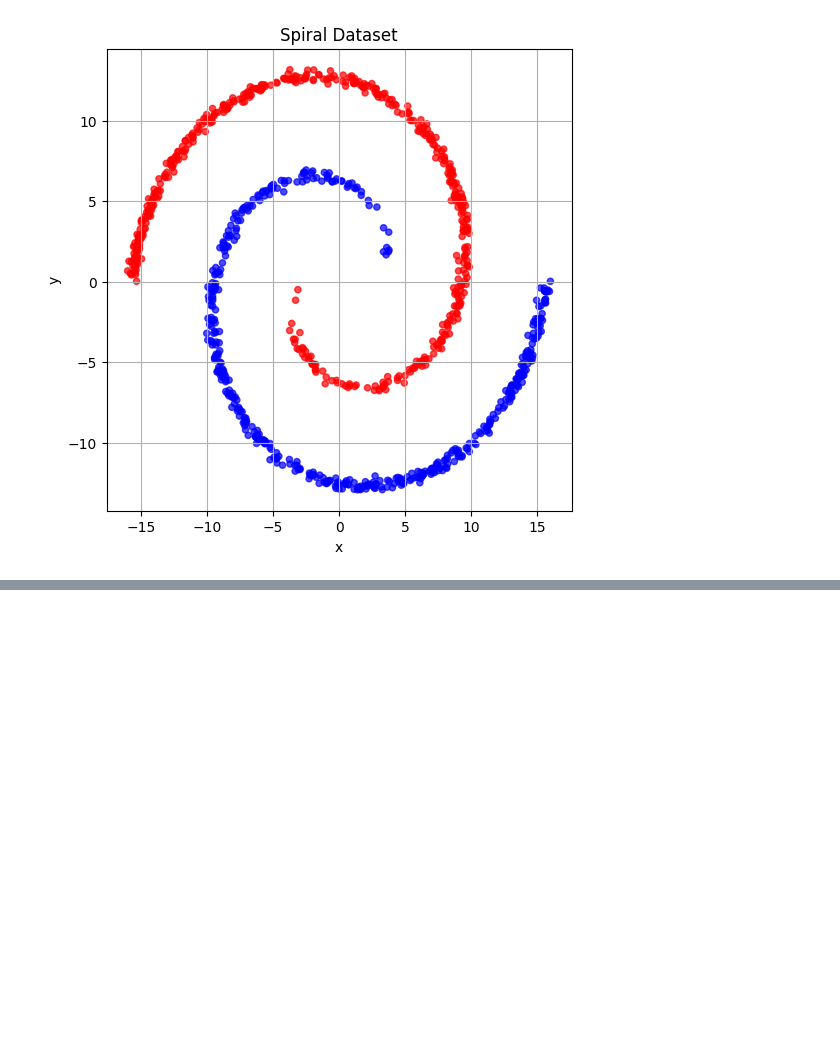
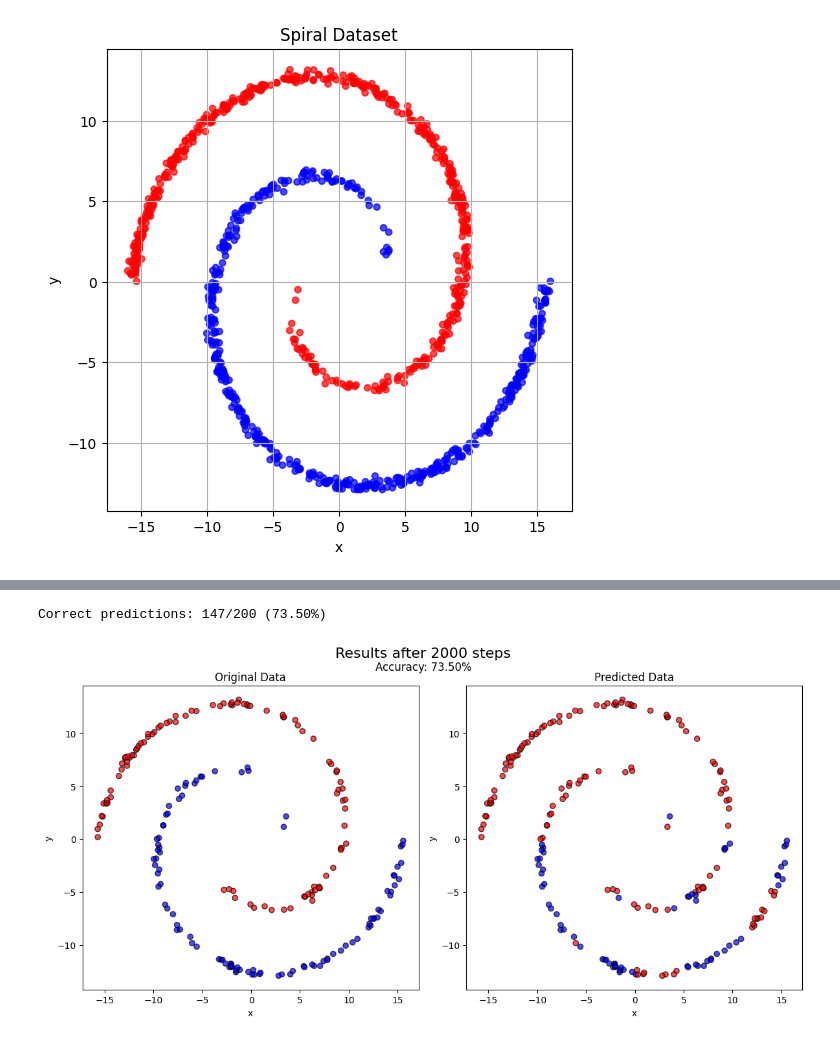
Before and after one commit to Rahul-Baradol/pulsar, a Jupyter notebook: experiments/spiral/visualize_spiral.ipynb, the cells around one changed output, grey strips where cells are left out. Cells and saved outputs as stored; diff of their text form; code cells hidden in the pictures; blank space fills up the shorter version.

```diff
--- a/experiments/spiral/visualize_spiral.ipynb
+++ b/experiments/spiral/visualize_spiral.ipynb
@@ -91,0 +96,35 @@ Correct predictions: 166/200 (83.00%)
+# %%
+import pandas as pd
+import matplotlib.pyplot as plt
+
+# Load the CSV files
+original = pd.read_csv("spiral_test.csv")
+predicted = pd.read_csv("spiral_test_prediction_64_64_64_1_2k.csv")
+
+# Make sure rows align (assumes both files have same x,y order)
+correct = (original["label"] == predicted["label"]).sum()
+total = len(original)
+print(f"Correct predictions: {correct}/{total} ({correct/total:.2%})")
+
+# Create subplots for side-by-side comparison
+fig, axes = plt.subplots(1, 2, figsize=(12, 6))
+fig.suptitle("Results after 2000 steps", fontsize=16)
+fig.text(0.5, 0.92, f"Accuracy: {correct/total:.2%}", ha="center", fontsize=12)
+
+# Plot original data
+axes[0].scatter(original["x"], original["y"], c=original["label"], cmap="bwr", alpha=0.7, edgecolors="k")
+axes[0].set_title("Original Data")
+axes[0].set_xlabel("x")
+axes[0].set_ylabel("y")
+
+# Plot predicted data
+axes[1].scatter(predicted["x"], predicted["y"], c=predicted["label"], cmap="bwr", alpha=0.7, edgecolors="k")
+axes[1].set_title("Predicted Data")
+axes[1].set_xlabel("x")
+axes[1].set_ylabel("y")
+
+plt.tight_layout()
+plt.show()
+# %% [output]
+Correct predictions: 147/200 (73.50%)
+[figure, added]
```
Also changed, not shown: parts of 3 cells of this notebook, 9 other files.
